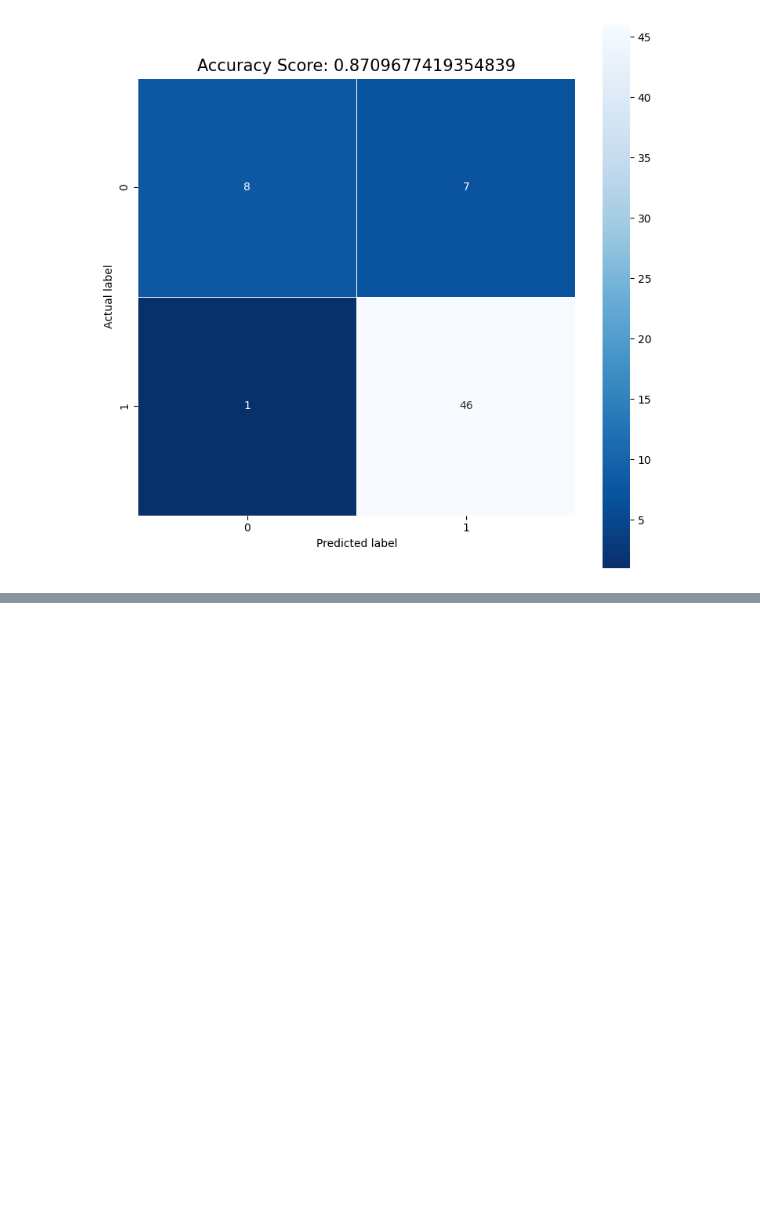
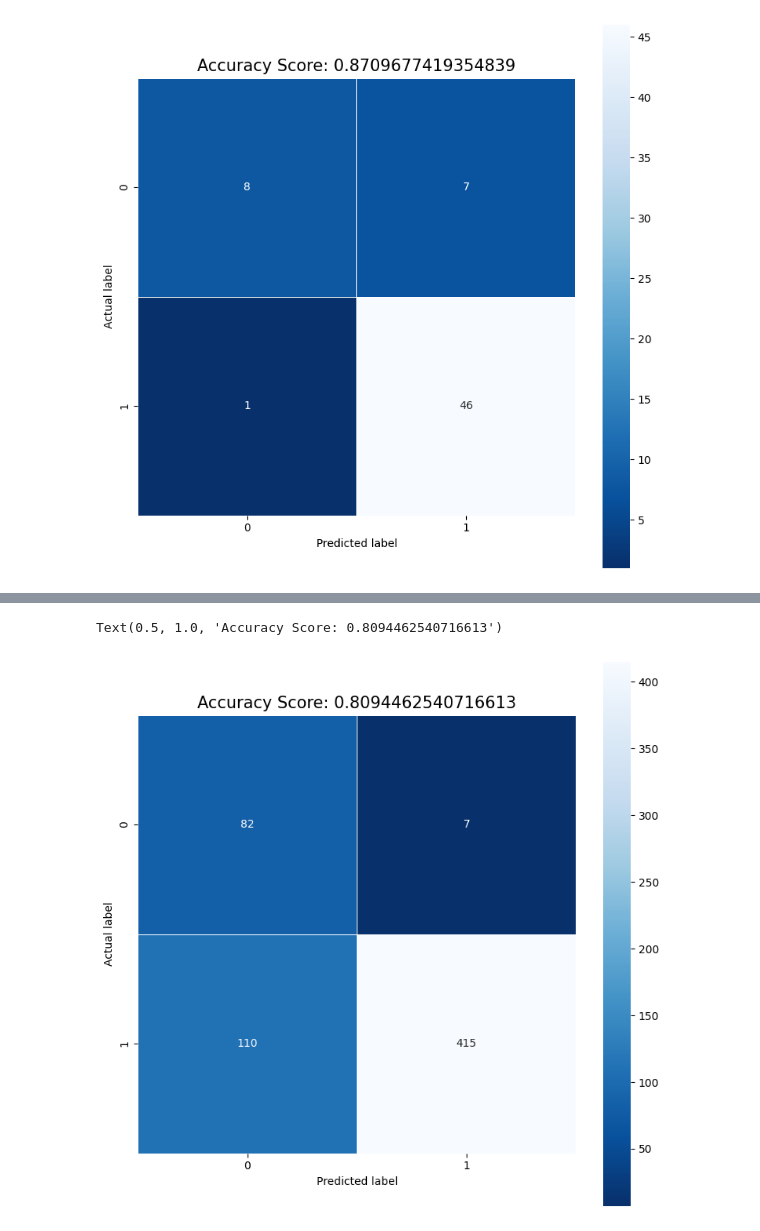
Before and after one commit to Relicjamin-jv/ML-and-Visualization, a Jupyter notebook: logistic.ipynb, the cells around one changed output, grey strips where cells are left out. Drawn from its saved outputs; the diff is of its cells as text; code cells hidden in the pictures; blank space fills up the shorter version.

```diff
--- a/logistic.ipynb
+++ b/logistic.ipynb
@@ -126,7 +125,9 @@ x_train, x_test, y_train, y_test = train_test_split(data_train.to_numpy(), data_
 # %%
 from sklearn.linear_model import LogisticRegression
 
-LogisticReg = LogisticRegression(solver='lbfgs', max_iter=500)
+LogisticReg = LogisticRegression(solver='lbfgs', max_iter=1000)
 
 LogisticReg.fit(x_train, y_train)
+
+print(LogisticReg.coef_)
 # %% [output]
@@ -182,7 +187,8 @@ Text(0.5, 1.0, 'Accuracy Score: 0.8709677419354839')
 [figure]
 # %%
 from sklearn.model_selection import LeaveOneOut
-from sklearn.model_selection import cross_val_score
+from sklearn.model_selection import cross_val_predict
+from sklearn.metrics import classification_report
 
 from numpy import mean
 from numpy import absolute
@@ -190,8 +196,6 @@ from numpy import sqrt
 
 cv = LeaveOneOut()
 
-scores = cross_val_score(LogisticReg, data_train, data_target, scoring="accuracy", cv=cv, n_jobs=-1)
+scores = cross_val_predict(LogisticReg, data_train, data_target, cv=cv, n_jobs=1)
 
-scores_accurate = np.count_nonzero(scores == 1)
-
-scores_accurate/len(scores)
+scores_yes = np.count_nonzero(scores == 1)
@@ -218,0 +245,12 @@ scores_accurate/len(scores)
+# %%
+cm_loo = metrics.confusion_matrix(scores, data_target)
+
+plt.figure(figsize=(9,9))
+sns.heatmap(cm_loo, annot=True, fmt=".0f", linewidths=.5, square = True, cmap = 'Blues_r')
+plt.ylabel('Actual label')
+plt.xlabel('Predicted label')
+all_sample_title = f"Accuracy Score: {acc_loo}"
+plt.title(all_sample_title, size = 15)
+# %% [output]
+Text(0.5, 1.0, 'Accuracy Score: 0.8094462540716613')
+[figure, added]
```
Also changed, not shown: parts of 7 cells of this notebook, 1 other file.
